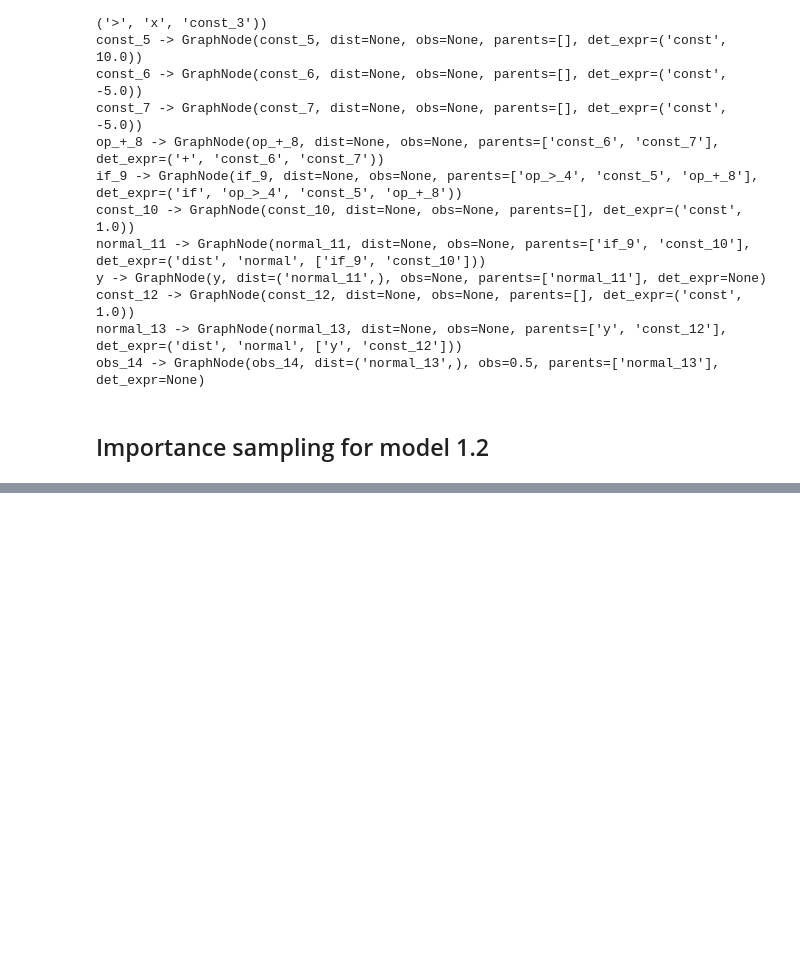
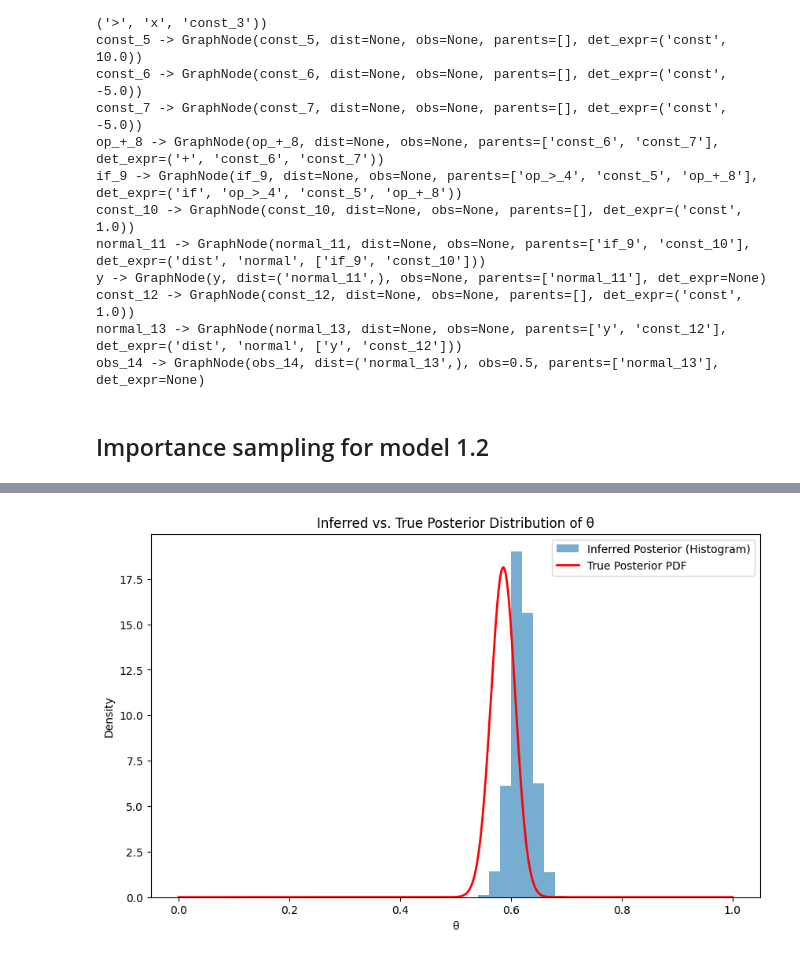
Before and after one commit to bwigmans/ProbabilisticInference6, a Jupyter notebook: graph_sampler.ipynb, the cells around one changed output, grey strips where cells are left out. Drawn from its saved outputs; the diff is of its cells as text; code cells hidden in the pictures; blank space fills up the shorter version.

Commit message:
Auto stash before merge of "main" and "origin/main"
add beta bernoulli model

```diff
--- a/graph_sampler.ipynb
+++ b/graph_sampler.ipynb
@@ -223,0 +227,84 @@ SyntaxError: Unexpected token in expression: ('SYMBOL_RPAREN', ')') (<string>)
+# %%
+alpha = 1.0
+beta_val = 1.0
+p = 0.6 # probability of success
+# Generate observations from a Bernoulli distribution
+observations = np.random.binomial(1, p, size=500).astype(bool)
+
+program_ast = [
+    Sample("theta", ("beta", alpha, beta_val)),
+    Observe(("poisson", Variable("theta")), y_obs)
+]
+for y in observations:
+    program_ast.append(Observe(("bernoulli", Variable("theta")), y))
+
+
+# program = """
+# (let [theta (sample (beta 1.0 1.0))]
+#   (observe (bernoulli theta) false)
+#   (observe (bernoulli theta) false)
+#   (observe (bernoulli theta) true)
+#   ...
+#   theta)
+# """
+
+# # Parse
+# lexer = FOPPLLexer(program)
+# tokens = FOPPLParser(lexer)
+# program_ast = tokens.parse()
+# print(f'Parsed AST:\n{program_ast}')
+
+# Translate
+translator = Translator()
+graph = translator.translate_program(program_ast)
+sampler = ImportanceSampler(graph)
+
+N = 5000
+samples = []
+weights = []
+for i in range(N):
+    env, log_weight = sampler.sample_one()
+    samples.append(env)
+    weights.append(math.exp(log_weight))  # convert log weight to linear scale
+
+weighted_sum = 0.0
+total_weight = 0.0
+
+for env, w in zip(samples, weights):
+    weighted_sum += env["theta"] * w
+    total_weight += w
+posterior_mean_theta = weighted_sum / total_weight
+
+# Extract theta values and weights from samples for plotting
+theta_vals = np.array([env["theta"] for env in samples])
+weights_array = np.array(weights)
+
+# Plot inferred posterior histogram with weighted samples
+plt.figure(figsize=(10, 6))
+counts, bins, _ = plt.hist(theta_vals, bins=50, density=True, weights=weights_array,
+                         alpha=0.6, label='Inferred Posterior (Histogram)')
+
+# Compute the true posterior parameters analytically
+successes = sum(1 for y in observations if y)
+failures = len(observations) - successes
+true_alpha = alpha + successes
+true_beta = beta_val + failures
+
+# Define a range for theta values within [0, 1]
+theta_range = np.linspace(0, 1, 500)
+
+# Compute the analytic (true) posterior PDF
+true_posterior_pdf = stats.beta.pdf(theta_range, true_alpha, true_beta)
+
+# Plot the analytic true posterior PDF
+plt.plot(theta_range, true_posterior_pdf, 'r-', lw=2, label='True Posterior PDF')
+
+plt.xlabel('θ')
+plt.ylabel('Density')
+plt.title('Inferred vs. True Posterior Distribution of θ')
+plt.legend()
+plt.show()
+
+print(f"Approx. posterior mean of theta = {posterior_mean_theta:.3f}")
+# %% [output]
+[figure, added]
```
Also changed, not shown: parts of 4 cells of this notebook, 1 other file.
